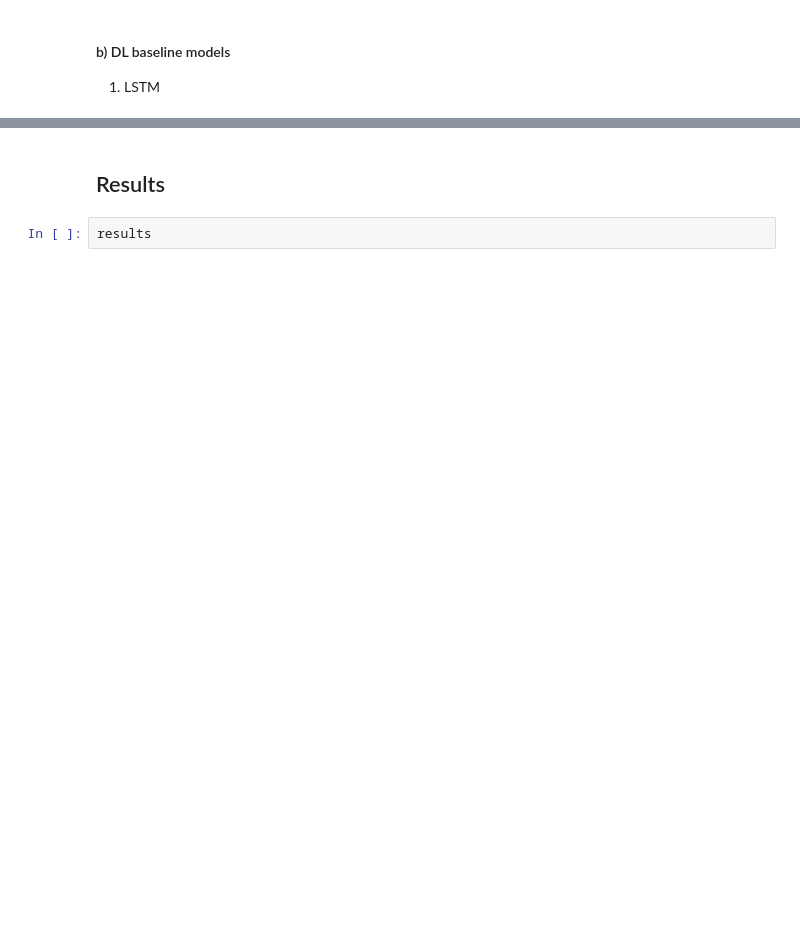
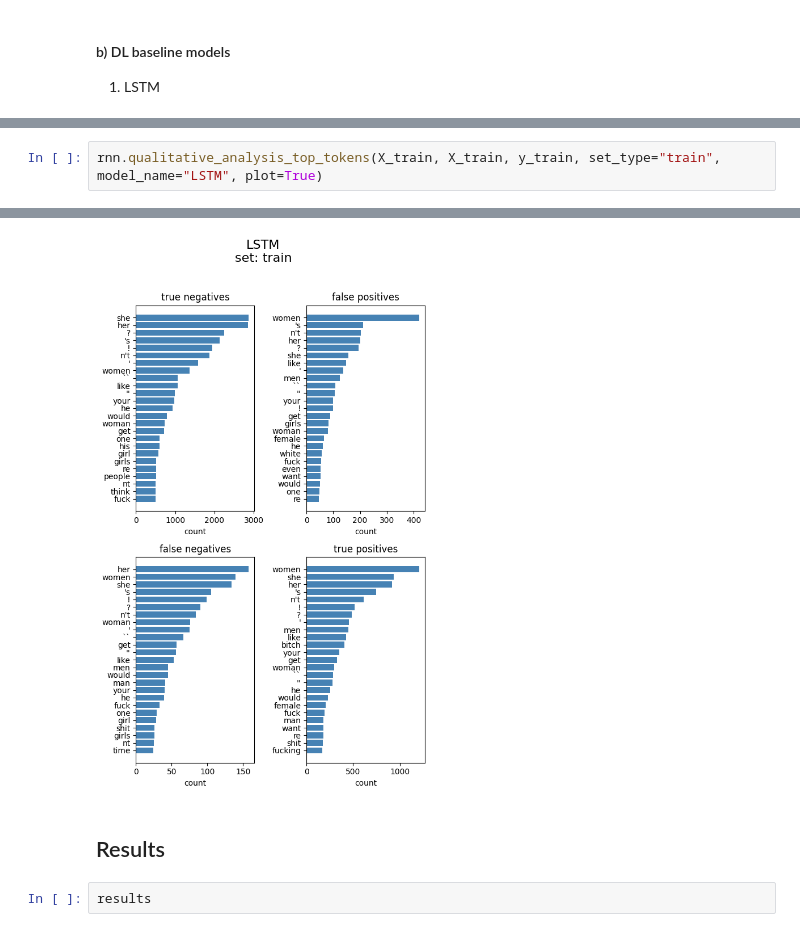
Before and after one commit to henrform/NLP_24W_VSHJ, a Jupyter notebook: milestone 2/milestone_2.ipynb, the cells around one changed output, grey strips where cells are left out. Cells and saved outputs as stored; diff of their text form; blank space fills up the shorter version.

```diff
--- a/milestone 2/milestone_2.ipynb
+++ b/milestone 2/milestone_2.ipynb
@@ -491,0 +504,3 @@ Epoch 4/10
+# %%
+rnn.qualitative_analysis_top_tokens(X_train, X_train, y_train, set_type="train", model_name="LSTM", plot=True)
+# %% [output]
@@ -492,3 +508,4 @@ Epoch 4/10
+[figure, added]
 # %% [markdown]
 ## Results
 # %%
```
Also changed, not shown: parts of 23 cells of this notebook, 2 other files.
